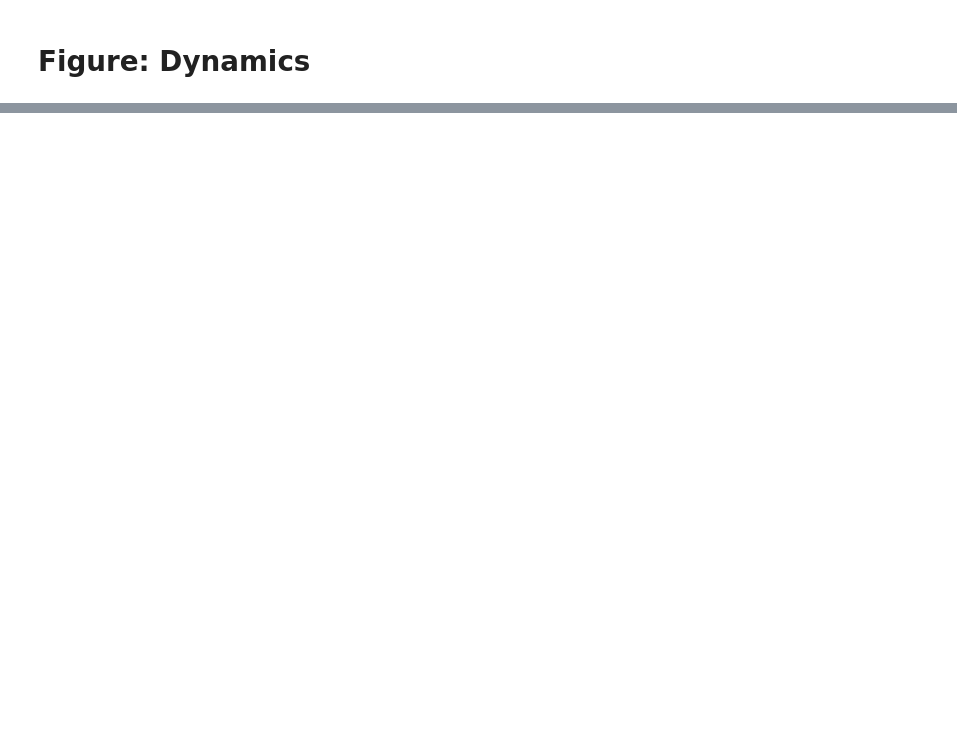
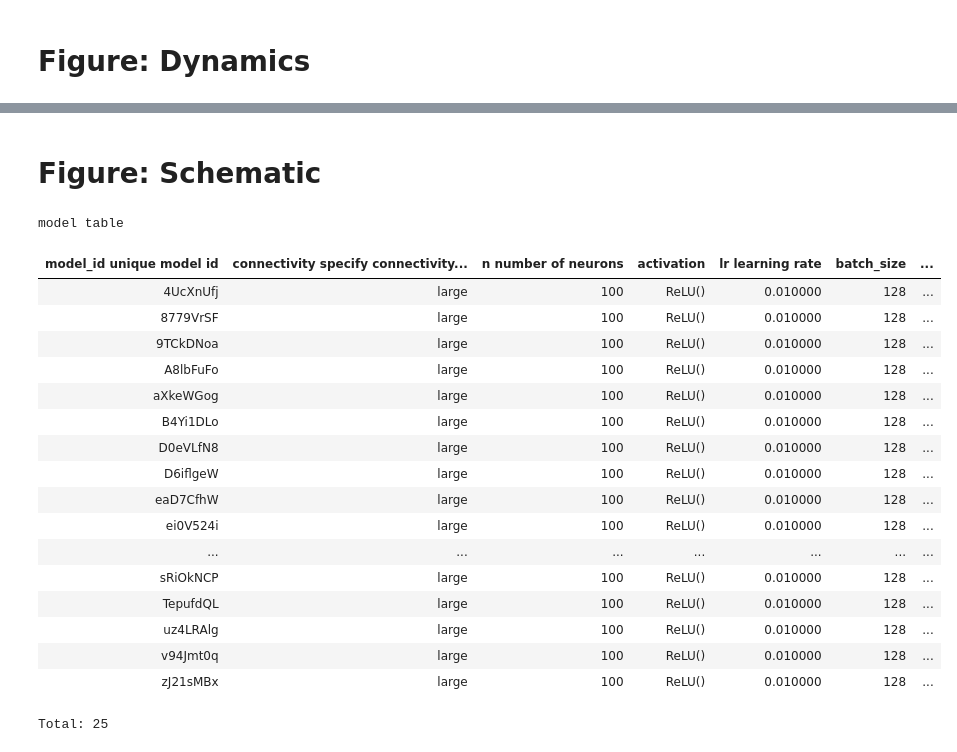
Before and after one commit to cmlangdon/LatentCircuitAnalysis, a Jupyter notebook: LCAExperiments.ipynb, the cells around one changed output, grey strips where cells are left out. Saved outputs shown, nothing was run; the diff lists cells and outputs as text; code cells hidden in the pictures; blank space fills up the shorter version.

```diff
--- a/LCAExperiments.ipynb
+++ b/LCAExperiments.ipynb
@@ -1008,0 +1601,24 @@ array([-0.2       , -0.06666667,  0.06666667,  0.2       ])
+# %% [markdown]
+# Figure: Schematic
+# %%
+(Model() & 'n=100')
+# %% [output]
+model table
+| model_id unique model id | connectivity specify connectivity... | n number of neurons | activation | lr learning rate | batch_size | ... |
+| 4UcXnUfj | large | 100 | ReLU() | 0.010000 | 128 | ... |
+| 8779VrSF | large | 100 | ReLU() | 0.010000 | 128 | ... |
+| 9TCkDNoa | large | 100 | ReLU() | 0.010000 | 128 | ... |
+| A8lbFuFo | large | 100 | ReLU() | 0.010000 | 128 | ... |
+| aXkeWGog | large | 100 | ReLU() | 0.010000 | 128 | ... |
+| B4Yi1DLo | large | 100 | ReLU() | 0.010000 | 128 | ... |
+| D0eVLfN8 | large | 100 | ReLU() | 0.010000 | 128 | ... |
+| D6iflgeW | large | 100 | ReLU() | 0.010000 | 128 | ... |
+| eaD7CfhW | large | 100 | ReLU() | 0.010000 | 128 | ... |
+| ei0V524i | large | 100 | ReLU() | 0.010000 | 128 | ... |
+| ... | ... | ... | ... | ... | ... | ... |
+| sRiOkNCP | large | 100 | ReLU() | 0.010000 | 128 | ... |
+| TepufdQL | large | 100 | ReLU() | 0.010000 | 128 | ... |
+| uz4LRAlg | large | 100 | ReLU() | 0.010000 | 128 | ... |
+| v94Jmt0q | large | 100 | ReLU() | 0.010000 | 128 | ... |
+| zJ21sMBx | large | 100 | ReLU() | 0.010000 | 128 | ... |
+Total: 25
```
Also changed, not shown: parts of 66 cells of this notebook, 18 other files.
